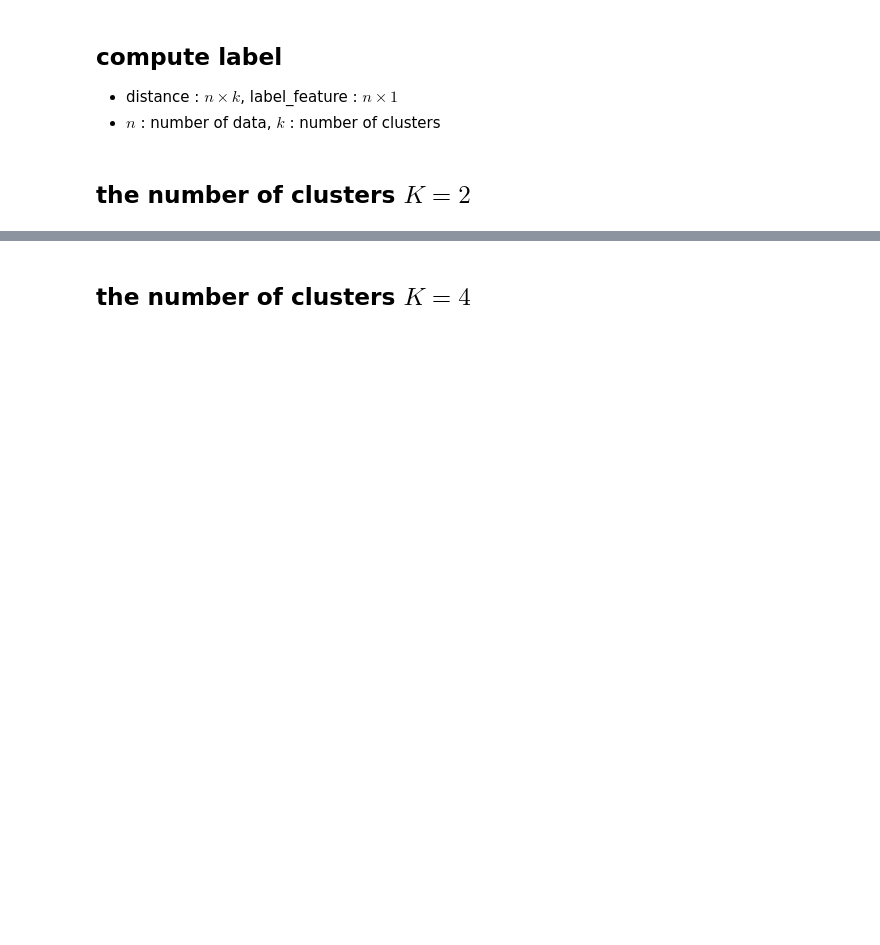
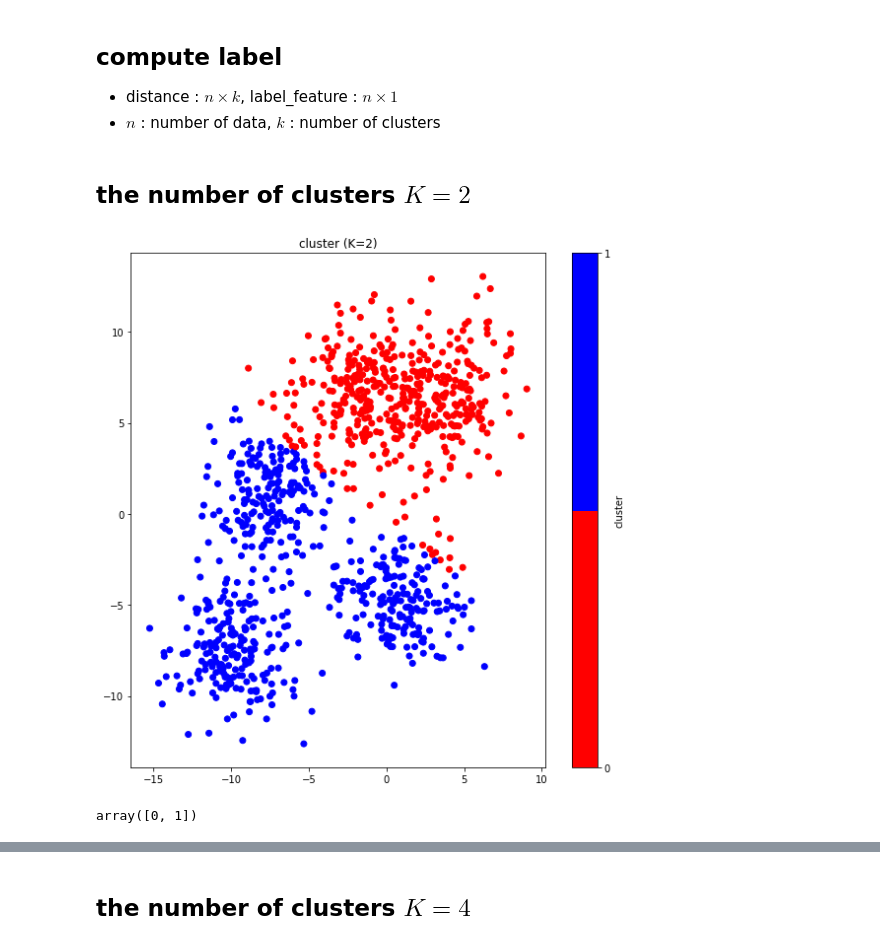
Before and after one commit to spellvia2/kang, a Jupyter notebook: machine learning/11/assignment_11.ipynb, the cells around one changed output, grey strips where cells are left out. Cells and saved outputs as stored; diff of their text form; code cells hidden in the pictures; blank space fills up the shorter version.

```diff
--- a/machine learning/11/assignment_11.ipynb
+++ b/machine learning/11/assignment_11.ipynb
@@ -124,3 +124,22 @@ for i in range(number_iteration):
 
 #
 # ++++++++++++++++++++++++++++++++++++++++++++++++++
+# %%
+plt.figure(figsize=(8,8))
+plt.title('cluster (K=2)')
+
+cmap = colors.ListedColormap(['red','blue'])
+norm = colors.BoundaryNorm(np.array([0,0.5,1]), cmap.N)
+plt.scatter(feature[:,0],feature[:,1],c = label_feature_02,norm = norm,cmap = cmap)
+
+plt.colorbar(ticks=np.linspace(0,1,2),label = 'cluster')
+
+
+plt.tight_layout()
+plt.show()
+# %% [output]
+[figure, added]
+# %%
+np.arange(0, 2)
+# %% [output]
+array([0, 1])
```
Also changed, not shown: parts of 7 cells of this notebook.
